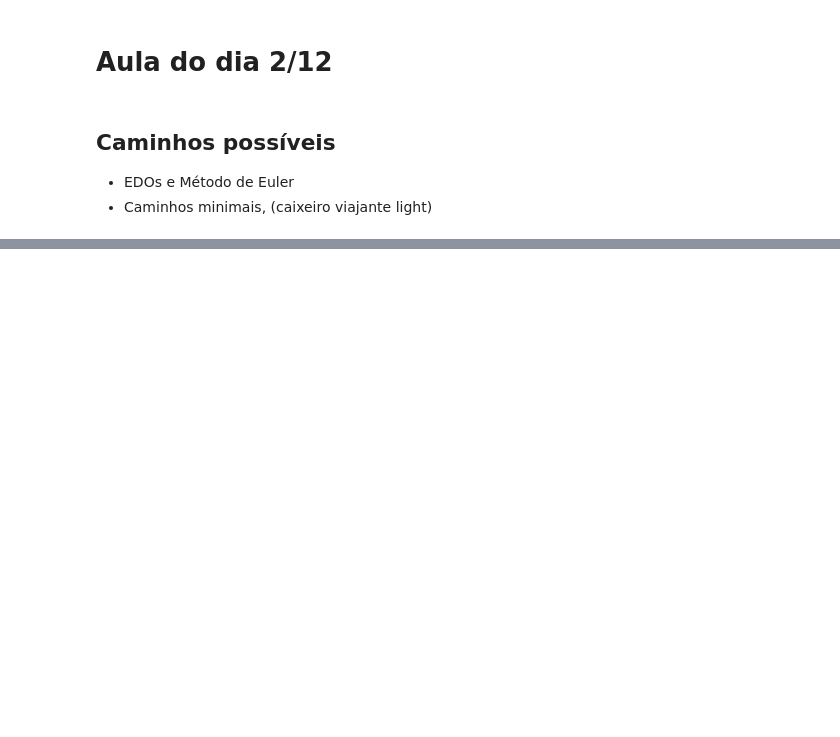
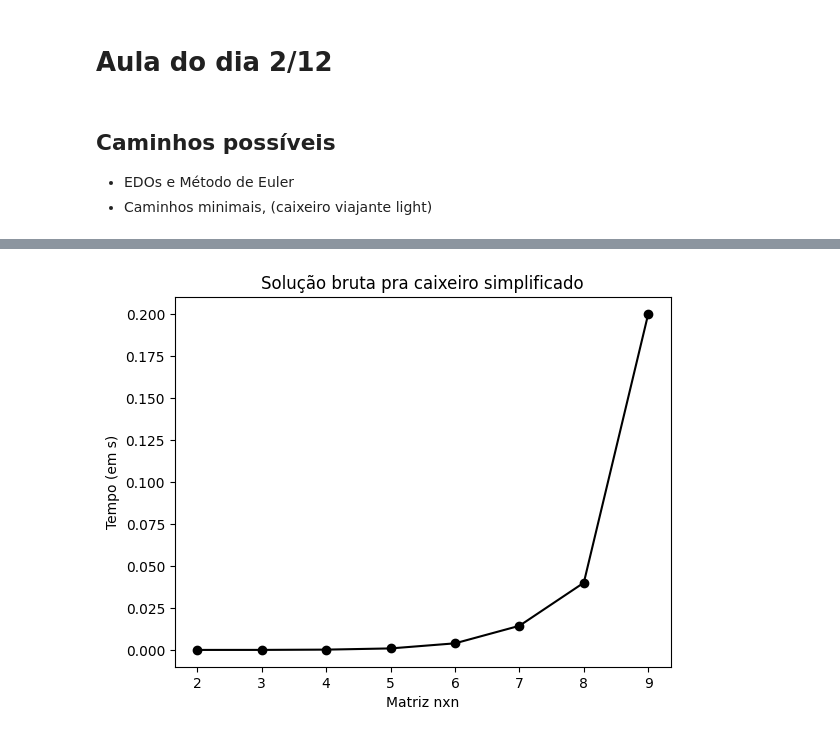
Before and after one commit to cloudallen/bocos, a Jupyter notebook: primos.ipynb, the cells around one changed output, grey strips where cells are left out. Saved outputs shown, nothing was run; the diff lists cells and outputs as text; code cells hidden in the pictures; blank space fills up the shorter version.

```diff
--- a/primos.ipynb
+++ b/primos.ipynb
@@ -368,0 +378,18 @@ plt.show()
+# %%
+fig,ax = plt.subplots()
+results = []
+for i in range(2,10,1):
+    M = np.random.randint(0,20,size = (i,i))
+    T0 = time()
+    melhor_caminho_bruto(M)
+    T1 = time()-T0
+    results.append(T1)
+
+X = range(2,10,1)
+ax.plot(X,results,'-o',color='k')
+ax.set_title("Solução bruta pra caixeiro simplificado")
+ax.set_xlabel("Matriz nxn")
+ax.set_ylabel("Tempo (em s)")
+plt.show()
+# %% [output]
+[figure, added]
```
Also changed, not shown: parts of 1 cell of this notebook.
